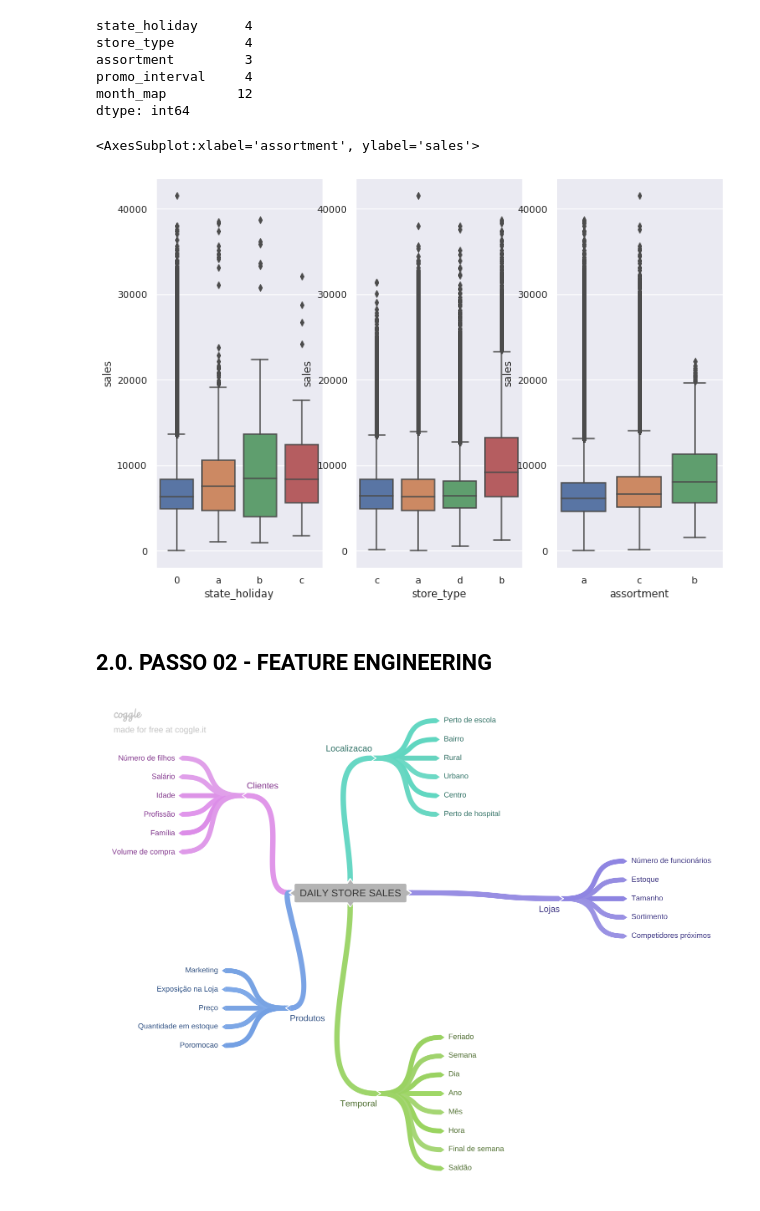
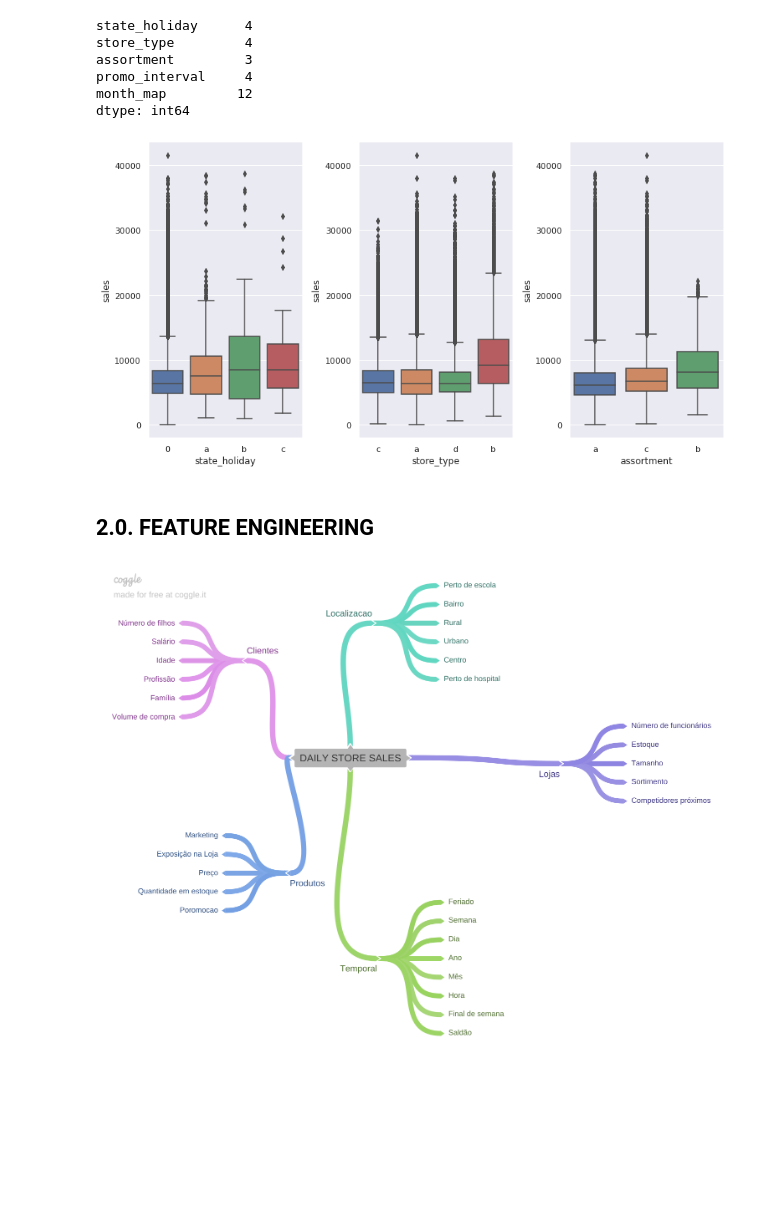
Before and after one commit to heitorfe/rossman-sales-predict, a Jupyter notebook: rossmann-sales-predict.ipynb, the cells around one changed output. Saved outputs shown, nothing was run; the diff lists cells and outputs as text; code cells hidden in the pictures; blank space fills up the shorter version.

```diff
--- a/rossmann-sales-predict.ipynb
+++ b/rossmann-sales-predict.ipynb
@@ -264,21 +277,21 @@ month_map         12
 dtype: int64
 # %%
 aux1= df1[(df1['state_holiday'] !=0) & (df1['sales']>0)]
-sns.set(rc={'figure.figsize':(11.7,8.27)})
+sns.set(rc={'figure.figsize':(11.7,6.27)})
 
 plt.subplot(1,3,1)
 sns.boxplot(x='state_holiday',y='sales',data=aux1)
 
 plt.subplot(1,3,2)
 sns.boxplot(x='store_type',y='sales',data=aux1)
 
 plt.subplot(1,3,3)
-sns.boxplot(x='assortment',y='sales',data=aux1)
+sns.boxplot(x='assortment',y='sales',data=aux1);
+plt.tight_layout()
 # %% [output]
-<AxesSubplot:xlabel='assortment', ylabel='sales'>
-[figure, old version]
+[figure, new version]
 # %% [markdown]
-## 2.0. PASSO 02 - FEATURE ENGINEERING
+## 2.0. FEATURE ENGINEERING
 # %%
 df2 = df1.copy()
 # %%
```
Also changed, not shown: parts of 43 cells of this notebook.
